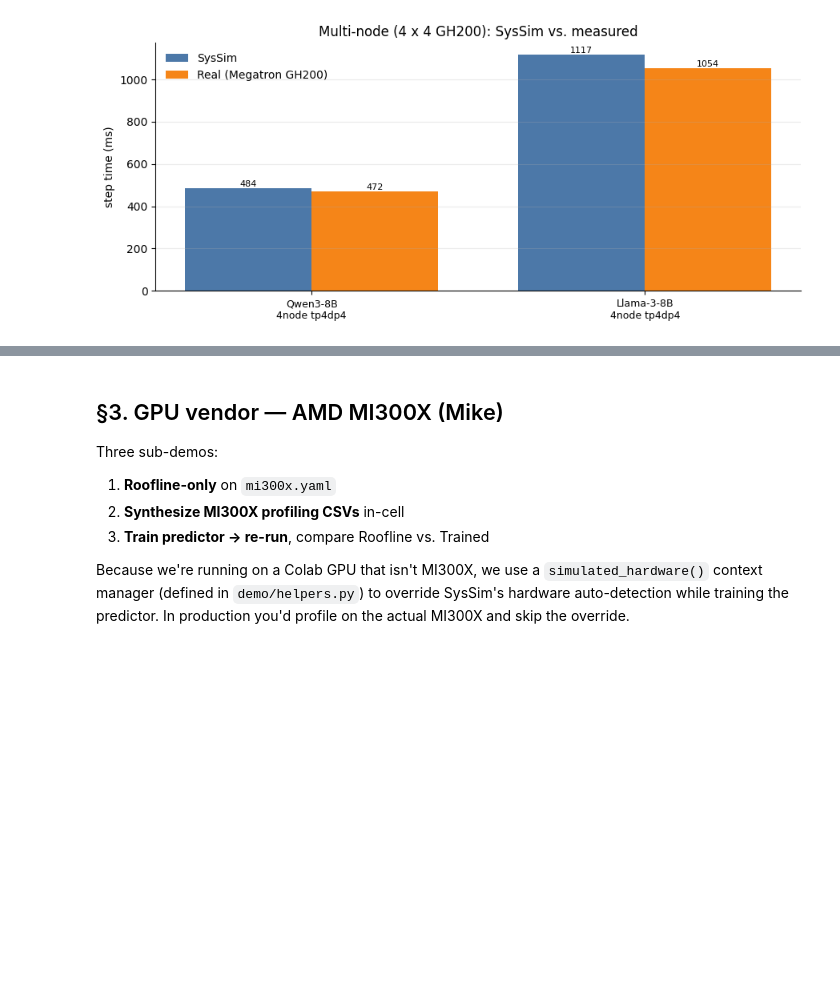
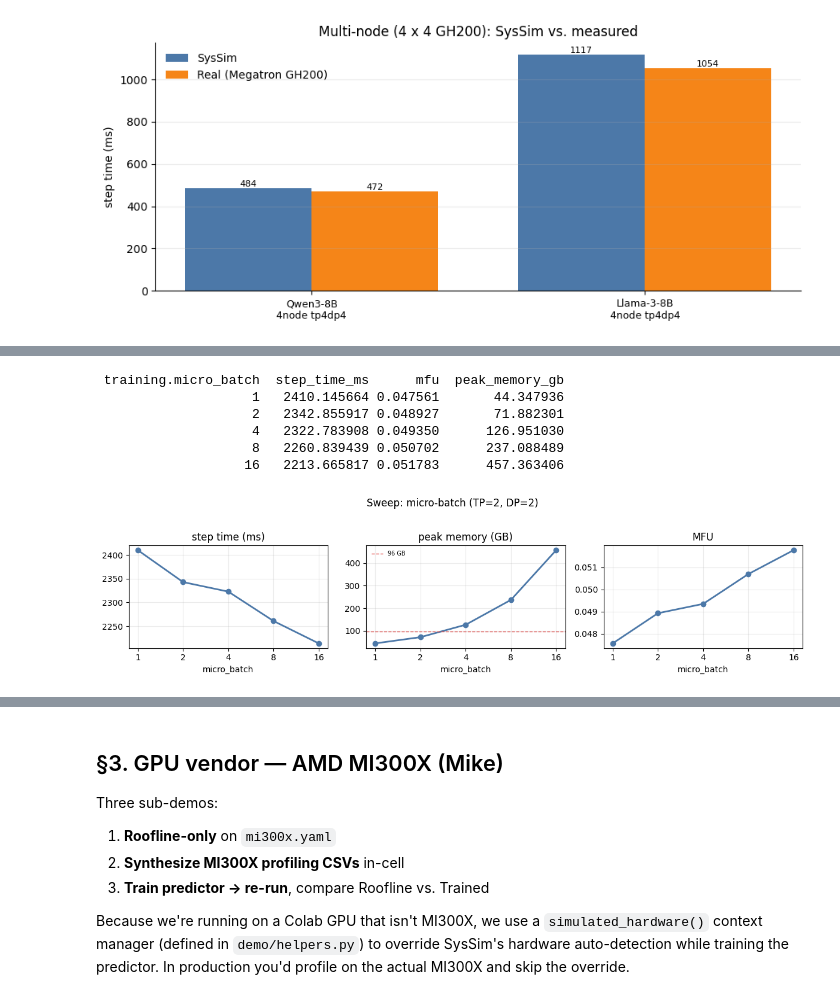
Before and after one commit to AISysSim/SysSim, a Jupyter notebook: tutorials/aria_tutorial.ipynb, the cells around one changed output, grey strips where cells are left out. Cells and saved outputs as stored; diff of their text form; code cells hidden in the pictures; blank space fills up the shorter version.

```diff
--- a/tutorials/aria_tutorial.ipynb
+++ b/tutorials/aria_tutorial.ipynb
@@ -227,42 +286,15 @@ Hold model = Qwen3-8B and HW = H100 DGX fixed. Sweep one knob at a time.
 # %%
-def run_sweep(axis_label, axis_key, values):
-    rows = []
-    for v in values:
-        par = syssim.ParallelismConfig(tp=2, dp=4)
-        tr = syssim.TrainingConfig(micro_batch=1, global_batch=8, dtype="bf16")
-        if axis_key == "micro_batch":
-            tr = syssim.TrainingConfig(micro_batch=v, global_batch=max(8, v*4), dtype="bf16")
-        elif axis_key == "tp":
-            par = syssim.ParallelismConfig(tp=v, dp=8 // v)
-        elif axis_key == "pp":
-            par = syssim.ParallelismConfig(pp=v, dp=8 // v)
-        # NOTE: seq_length sweep below requires generating temp model YAMLs
-        # because seq_length lives in the model YAML, not TrainingConfig.
-        r = syssim.simulate(model=QWEN3, hardware=HW, parallelism=par, training=tr)
-        rows.append({axis_label: v, "step_time_ms": round(r.step_time_ms, 2),
-                     "peak_memory_gb": round(r.peak_memory_gb, 2), "mfu": round(r.mfu, 3)})
-    df = pd.DataFrame(rows)
-    fig, axes = plt.subplots(1, 3, figsize=(12, 3))
-    for ax, metric, title in [
-        (axes[0], "step_time_ms", "Step time (ms)"),
-        (axes[1], "peak_memory_gb", "Peak memory (GB)"),
-        (axes[2], "mfu", "MFU"),
-    ]:
-        ax.plot([str(v) for v in df[axis_label]], df[metric], marker="o", linewidth=2)
-        ax.set_xlabel(axis_label)
-        ax.set_title(title)
-        ax.grid(alpha=0.25)
-    fig.suptitle(f"Sweep: {axis_label}", y=1.03)
-    fig.tight_layout()
-    plt.show()
-    return df
-
-sweep_tables = {}
-for label, key, vals in [
-    ("micro_batch", "micro_batch", [1, 2, 4]),
-    ("TP",          "tp",          [1, 2, 4]),
-    ("PP",          "pp",          [1, 2, 4]),
-]:
-    print(f"\n=== Sweep: {label} ===")
-    sweep_tables[label] = run_sweep(label, key, vals)
-    display(sweep_tables[label])
+plot_sweep(
+    syssim.sweep(model=QWEN3, hardware=HW,
+        parallelism=syssim.ParallelismConfig(tp=2, dp=2),
+        training=syssim.TrainingConfig(micro_batch=1, global_batch=32, dtype="bf16"),
+        over={"training.micro_batch": [1, 2, 4, 8, 16]}),
+    "training.micro_batch", "Sweep: micro-batch (TP=2, DP=2)")
+# %% [output]
+ training.micro_batch  step_time_ms      mfu  peak_memory_gb
+                    1   2410.145664 0.047561       44.347936
+                    2   2342.855917 0.048927       71.882301
+                    4   2322.783908 0.049350      126.951030
+                    8   2260.839439 0.050702      237.088489
+                   16   2213.665817 0.051783      457.363406
+[figure, added]
```
Also changed, not shown: parts of 9 cells of this notebook, 1 other file.
